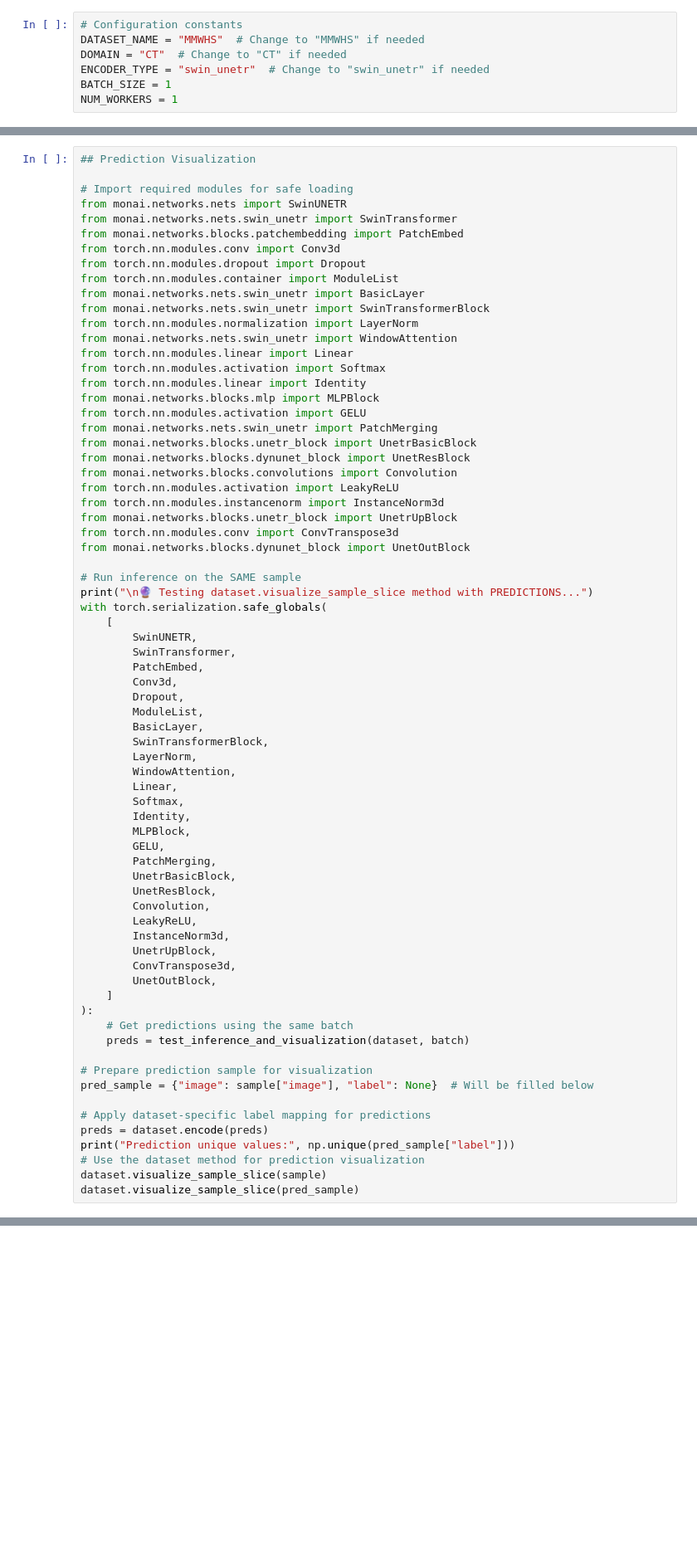
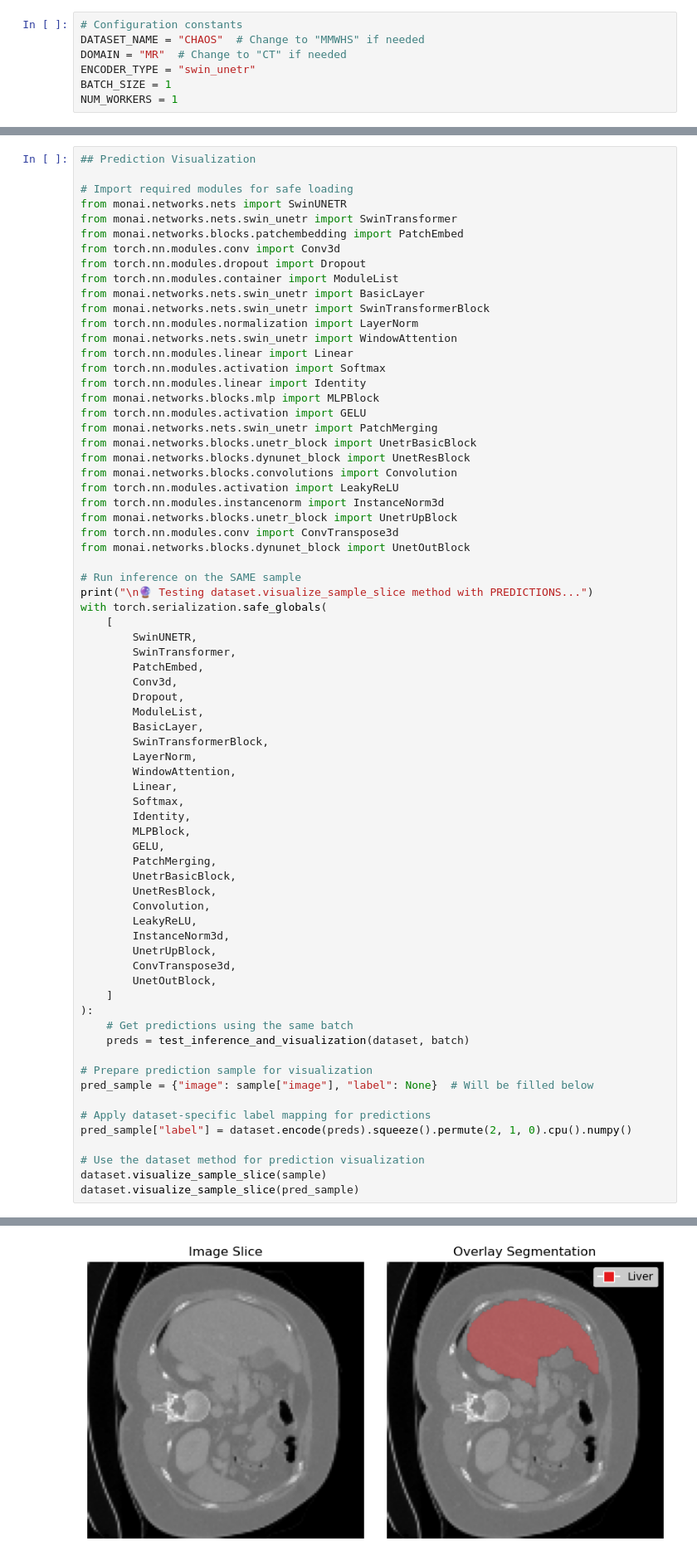
Before and after one commit to parmigggiana/xai, a Jupyter notebook: test_visualization.ipynb, the cells around one changed output, grey strips where cells are left out. Shown at 83% size. Drawn from its saved outputs; the diff is of its cells as text; blank space fills up the shorter version.

Commit message:
fix visualization

```diff
--- a/test_visualization.ipynb
+++ b/test_visualization.ipynb
@@ -25,9 +25,9 @@ Change these constants to test different datasets and domains:
 - **USE_SEMANTIC_HEAD**: Enable/disable semantic guidance
 # %%
 # Configuration constants
-DATASET_NAME = "MMWHS"  # Change to "MMWHS" if needed
-DOMAIN = "CT"  # Change to "CT" if needed
-ENCODER_TYPE = "swin_unetr"  # Change to "swin_unetr" if needed
+DATASET_NAME = "CHAOS"  # Change to "MMWHS" if needed
+DOMAIN = "MR"  # Change to "CT" if needed
+ENCODER_TYPE = "swin_unetr"
 BATCH_SIZE = 1
 NUM_WORKERS = 1
 # %%
@@ -206,8 +204,8 @@ with torch.serialization.safe_globals(
 pred_sample = {"image": sample["image"], "label": None}  # Will be filled below
 
 # Apply dataset-specific label mapping for predictions
-preds = dataset.encode(preds)
-print("Prediction unique values:", np.unique(pred_sample["label"]))
+pred_sample["label"] = dataset.encode(preds).squeeze().permute(2, 1, 0).cpu().numpy()
+
 # Use the dataset method for prediction visualization
 dataset.visualize_sample_slice(sample)
 dataset.visualize_sample_slice(pred_sample)
@@ -218,0 +228 @@ Using device: cpu
+[figure, added]
```
Also changed, not shown: parts of 2 cells of this notebook, 1 other file.
